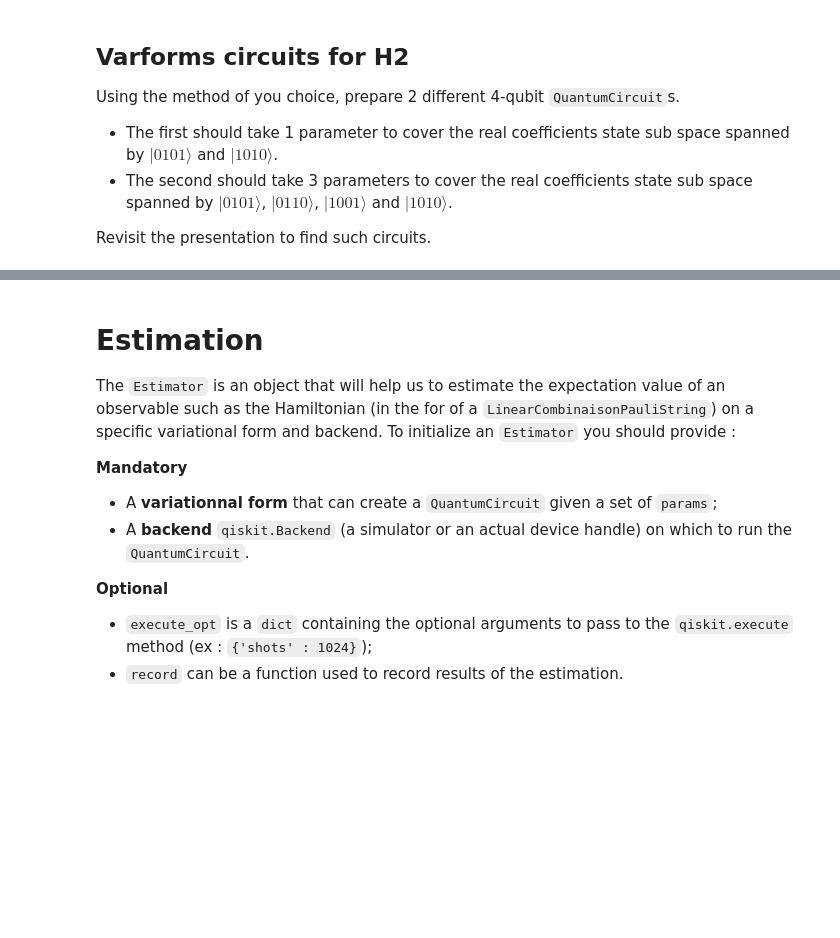
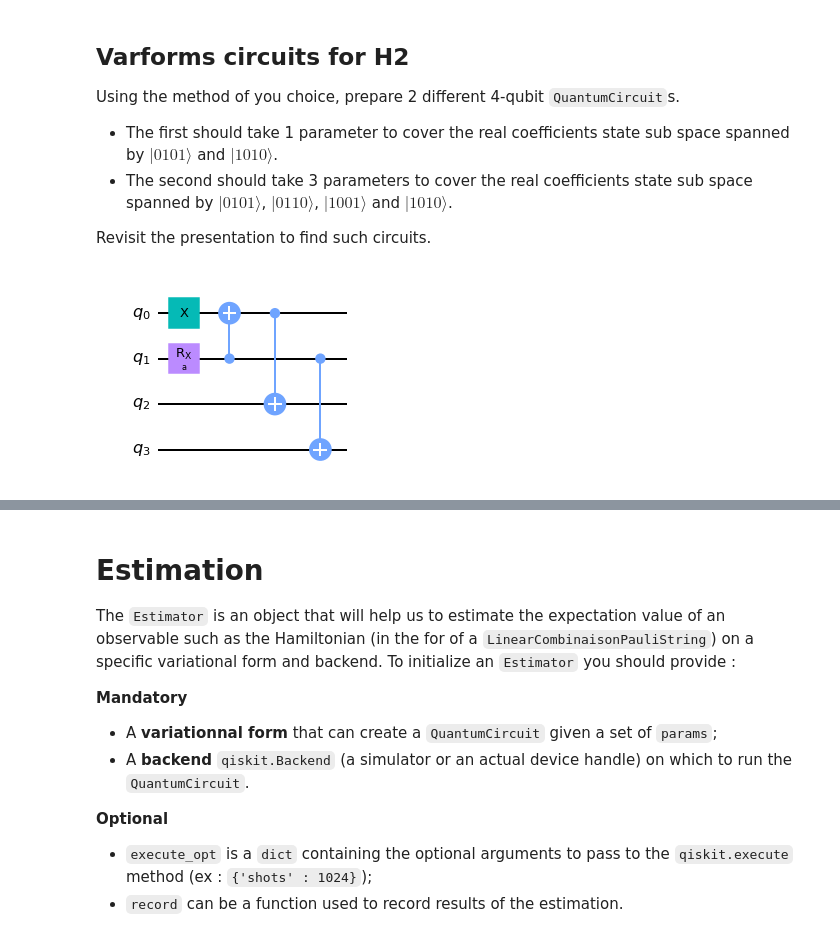
Before and after one commit to QSciTech-QuantumBC-Workshop/Obinna_repo, a Jupyter notebook: molecule-incomplete-suggested-solution-main/activity_vqe.ipynb, the cells around one changed output, grey strips where cells are left out. Cells and saved outputs as stored; diff of their text form; code cells hidden in the pictures; blank space fills up the shorter version.

Commit message:
Dissociation curve complete

```diff
--- a/molecule-incomplete-suggested-solution-main/activity_vqe.ipynb
+++ b/molecule-incomplete-suggested-solution-main/activity_vqe.ipynb
@@ -108,11 +120,21 @@ Revisit the presentation to find such circuits.
 # %%
 varform_4qubits_1param = QuantumCircuit(4)
 a = Parameter('a')
-"""
-Your code here
-"""
+
+# """
+# Your code here
+# ""
+varform_4qubits_1param.x(0)
+varform_4qubits_1param.rx(a,1)
+varform_4qubits_1param.cx(1,0)
+varform_4qubits_1param.cx(0,2)
+varform_4qubits_1param.cx(1,3)
+
 
 varform_4qubits_1param.draw('mpl')
+# varform_4qubits_1param.num_qubits
+# %% [output]
+[figure, added]
 # %%
 varform_4qubits_3params = QuantumCircuit(4)
 a = Parameter('a')
```
Also changed, not shown: parts of 32 cells of this notebook, 19 other files.
